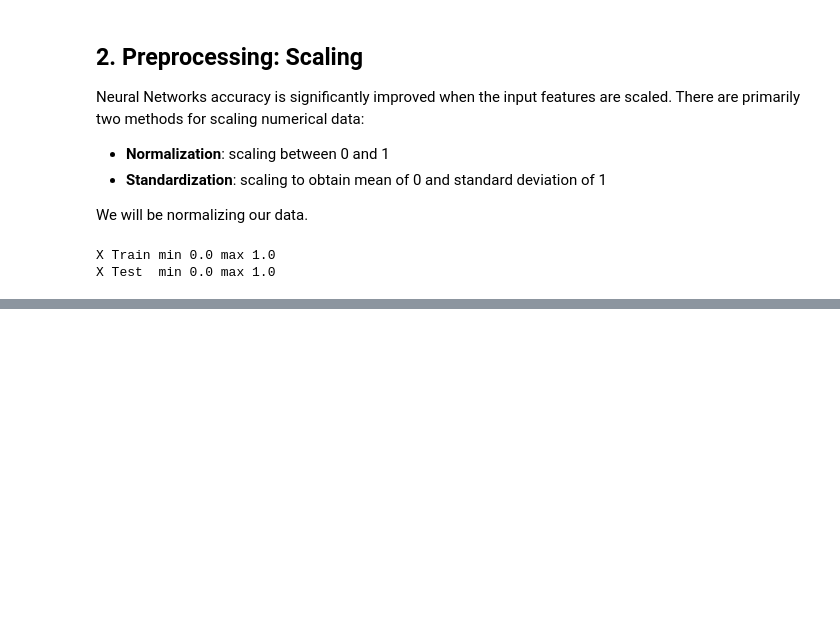
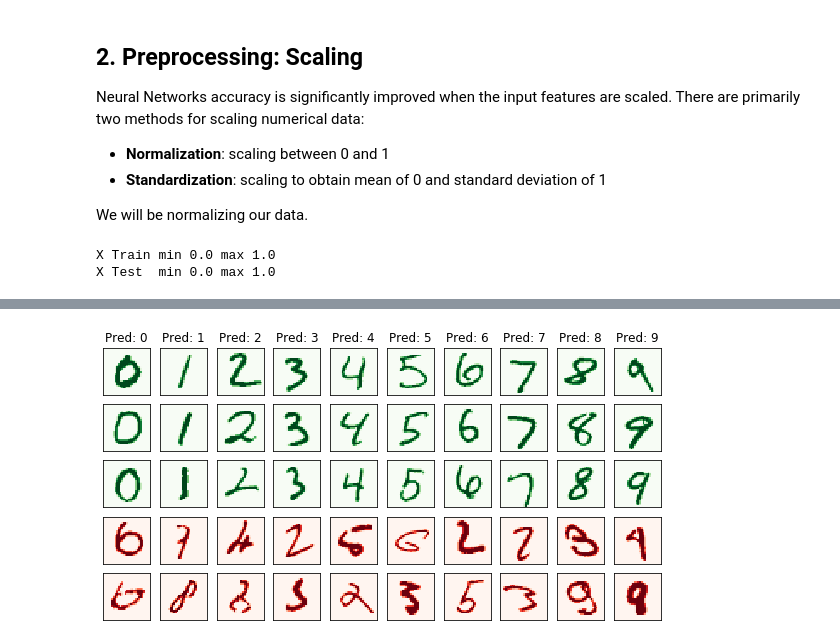
Before and after one commit to xtosis/Tut-TensforFlow-with-Keras, a Jupyter notebook: TensorFlow_Basics_with_Keras_01_Introduction.ipynb, the cells around one changed output, grey strips where cells are left out. Drawn from its saved outputs; the diff is of its cells as text; code cells hidden in the pictures; blank space fills up the shorter version.

```diff
--- a/TensorFlow_Basics_with_Keras_01_Introduction.ipynb
+++ b/TensorFlow_Basics_with_Keras_01_Introduction.ipynb
@@ -132,0 +216,2 @@ X Test  min 0.0 max 1.0
+# %%
+loaded_model = tf.keras.models.load_model('data/models/MNIST_v1.model')
@@ -132,0 +220,19 @@ X Test  min 0.0 max 1.0
+# %%
+# Getting raw predictions
+pred = loaded_model.predict(x_test_scaled)
+print('Pred Raw:   ', pred.shape)
+
+# Getting argmax of each row to get class label with best score
+predictions = np.argmax(pred, axis=1)
+print('Pred Argmax:', predictions.shape, end='\n\n')
+
+# Correct predictions
+correct = np.equal(predictions, y_test)
+
+# Creating dataframe
+pred = pd.DataFrame(pred, columns=range(10))
+predictions = pd.DataFrame({'pred': predictions, 'correct': correct})
+pred = pd.concat([pred, predictions], axis=1)
+
+# First 5 test samples
+print(pred.head())
@@ -132,0 +257,25 @@ X Test  min 0.0 max 1.0
+# %%
+n_rows = 5  # Minimum 3
+fig, axs = plt.subplots(nrows=n_rows,
+                        ncols=len(classes), figsize=[10, n_rows])
+
+for col, class_label in enumerate(classes):
+    sample = pred[pred['pred'] == class_label]
+    c = sample[sample['correct'] == True].iloc[:n_rows - 2, :]
+    n = sample[sample['correct'] == False].iloc[:2, :]
+    sample = pd.concat([c, n], axis=0)
+    for row in range(n_rows):
+        correct = sample.loc[sample.index[row], 'correct']
+        img = x_test[sample.index[row]]
+        if correct:
+            axs[row, col].imshow(img, cmap=plt.cm.Greens)
+        else:
+            axs[row, col].imshow(img, cmap=plt.cm.Reds)
+        axs[row, col].axes.get_xaxis().set_visible(False)
+        axs[row, col].axes.get_yaxis().set_visible(False)
+        if row == 0:
+            axs[row, col].set_title('Pred: {}'.format(class_label))
+
+plt.show()
+# %% [output]
+[figure, added]
```
Also changed, not shown: parts of 8 cells of this notebook.
